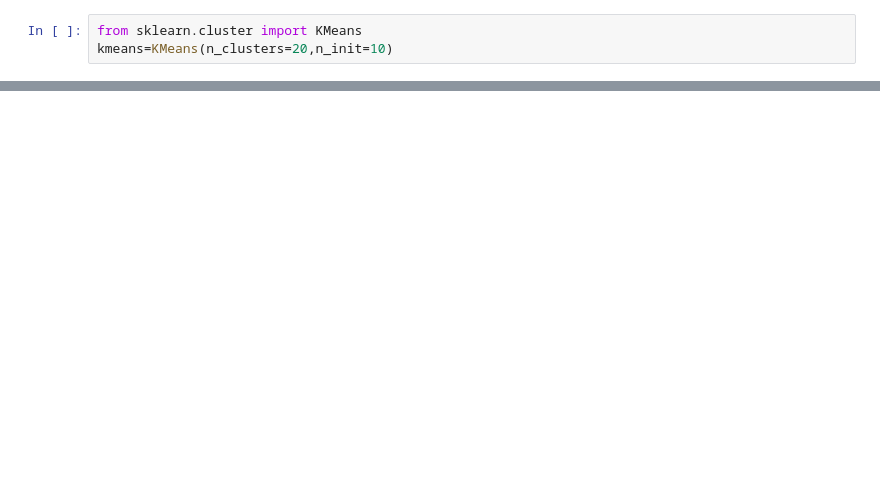
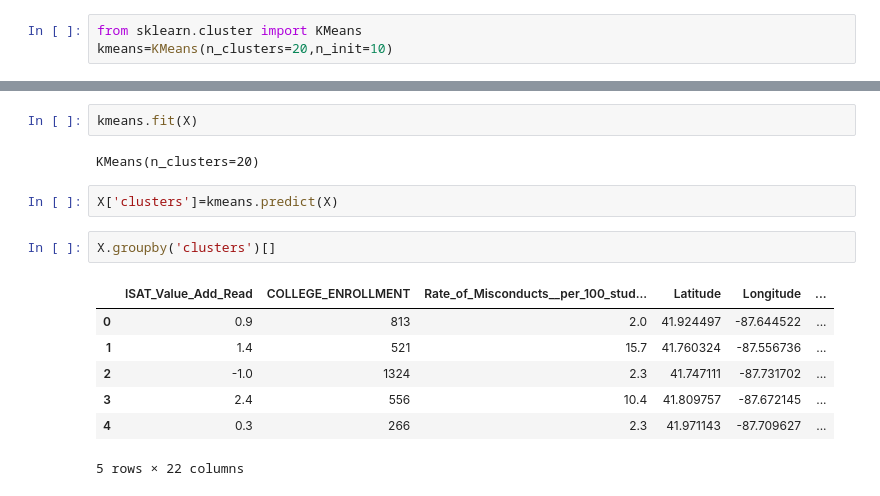
Before and after one commit to imabiodun/chicago_school_DS, a Jupyter notebook: chicago_schools.ipynb, the cells around one changed output, grey strips where cells are left out. Saved outputs shown, nothing was run; the diff lists cells and outputs as text; blank space fills up the shorter version.

```diff
--- a/chicago_schools.ipynb
+++ b/chicago_schools.ipynb
@@ -259,0 +354,16 @@ TypeError: unhashable type: 'list'
+# %%
+kmeans.fit(X)
+# %% [output]
+KMeans(n_clusters=20)
+# %%
+X['clusters']=kmeans.predict(X)
+# %%
+X.groupby('clusters')[]
+# %% [output]
+|  | ISAT_Value_Add_Read | COLLEGE_ENROLLMENT | Rate_of_Misconducts__per_100_stud... | Latitude | Longitude | ... |
+| 0 | 0.9 | 813 | 2.0 | 41.924497 | -87.644522 | ... |
+| 1 | 1.4 | 521 | 15.7 | 41.760324 | -87.556736 | ... |
+| 2 | -1.0 | 1324 | 2.3 | 41.747111 | -87.731702 | ... |
+| 3 | 2.4 | 556 | 10.4 | 41.809757 | -87.672145 | ... |
+| 4 | 0.3 | 266 | 2.3 | 41.971143 | -87.709627 | ... |
+5 rows × 22 columns
```
Also changed, not shown: parts of 9 cells of this notebook.
